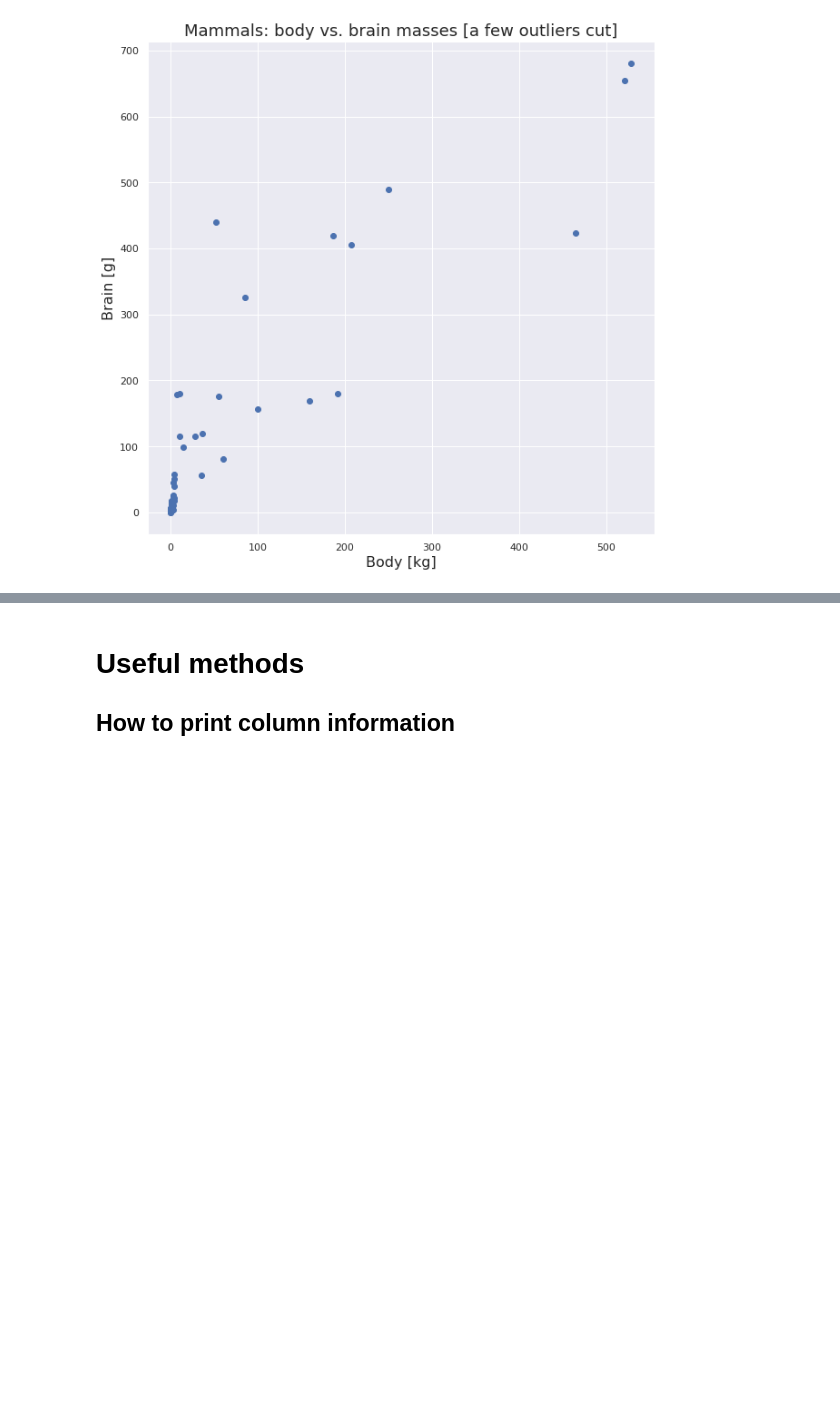
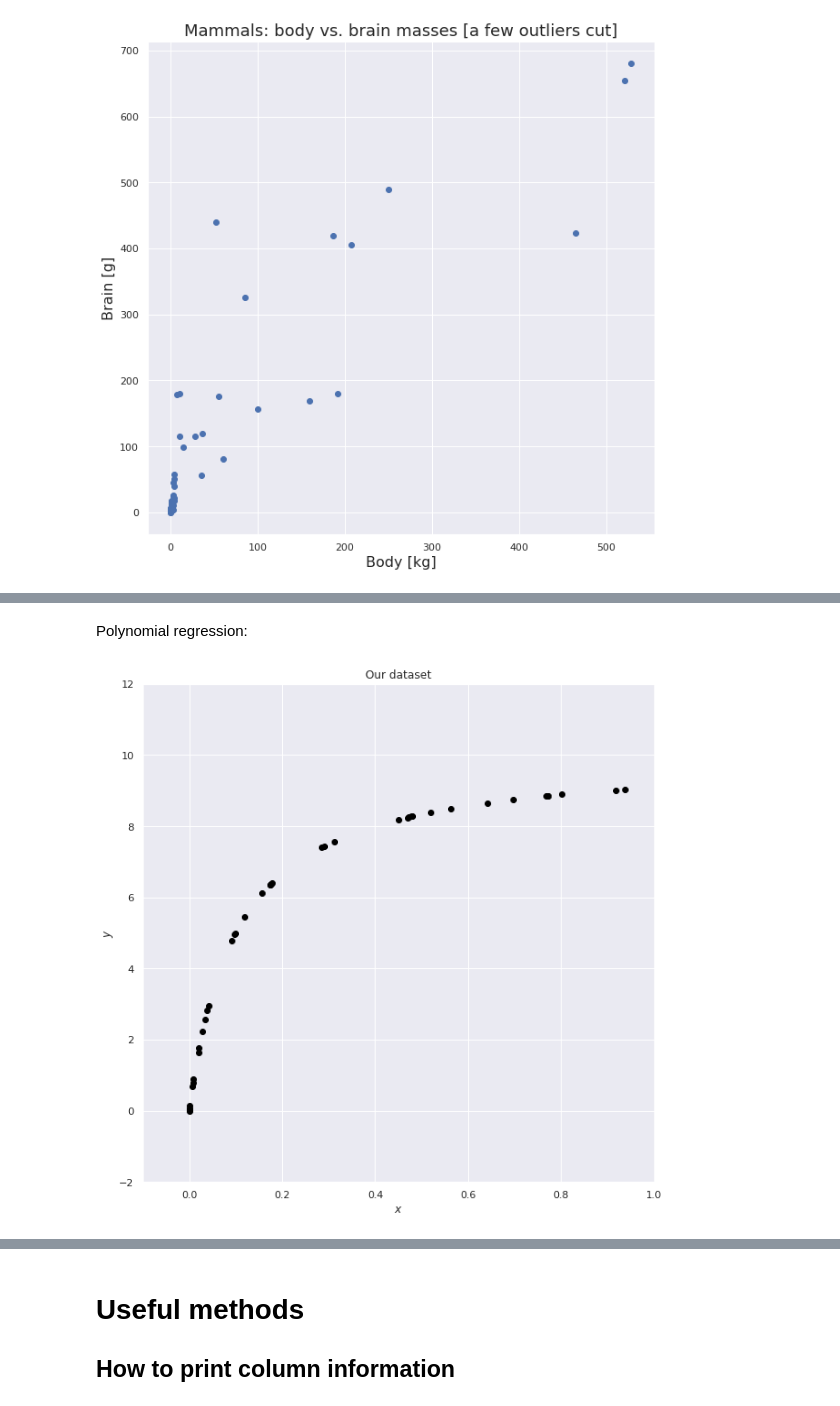
Before and after one commit to filipabramowicz/ML_AI_course, a Jupyter notebook: notes_from_lab03.ipynb, the cells around one changed output, grey strips where cells are left out. Cells and saved outputs as stored; diff of their text form; code cells hidden in the pictures; blank space fills up the shorter version.

```diff
--- a/notes_from_lab03.ipynb
+++ b/notes_from_lab03.ipynb
@@ -386,0 +656,30 @@ print("\nAnimal with the heaviest brain: ", mammals.loc[mammals['brain'].idxmax(
+# %% [markdown]
+Polynomial regression:
+# %%
+#@markdown * Data generation
+#@markdown * Data from function $y = 10 - \frac{1}{x^2 + \frac{1}{10}}$ (we will try to provide polynomial regression for it)
+#@markdown * Obviously, in the typical case we just have date and do not know anything like that
+#@markdown * Although $y=f(x)$ is not a polynomial in fact, we can effectively provide approximation for $y$ with multivariate regression
+
+def make_data(N, err=1.0, rseed=1):
+    rng = np.random.RandomState(rseed)
+    X = rng.rand(N, 1) ** 2
+    y = 10 - 1. / (X.ravel() + 0.1)
+    # we add some noise
+    if err > 0:
+        y += err * rng.randn(N)
+    return X, y
+
+X, y = make_data(40, err=0.0)
+
+plt.figure(figsize=(10,10))
+plt.scatter(X.ravel(), y, color='black')
+axis = plt.axis()
+plt.xlim(-0.1, 1.0)
+plt.ylim(-2, 12)
+plt.xlabel("$x$")
+plt.ylabel("$y$")
+plt.title("Our dataset")
+plt.show()
+# %% [output]
+[figure, added]
```
Also changed, not shown: parts of 34 cells of this notebook.
